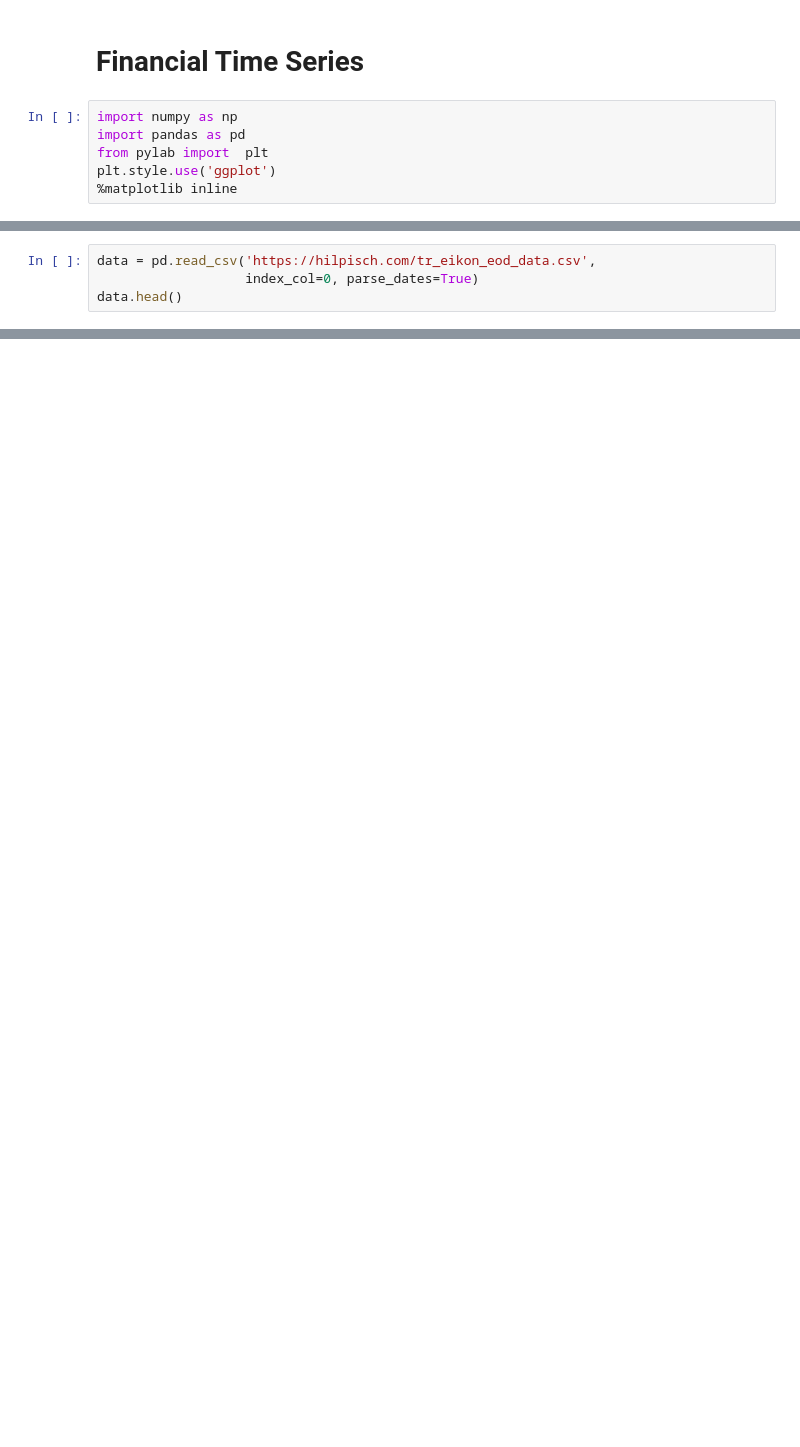
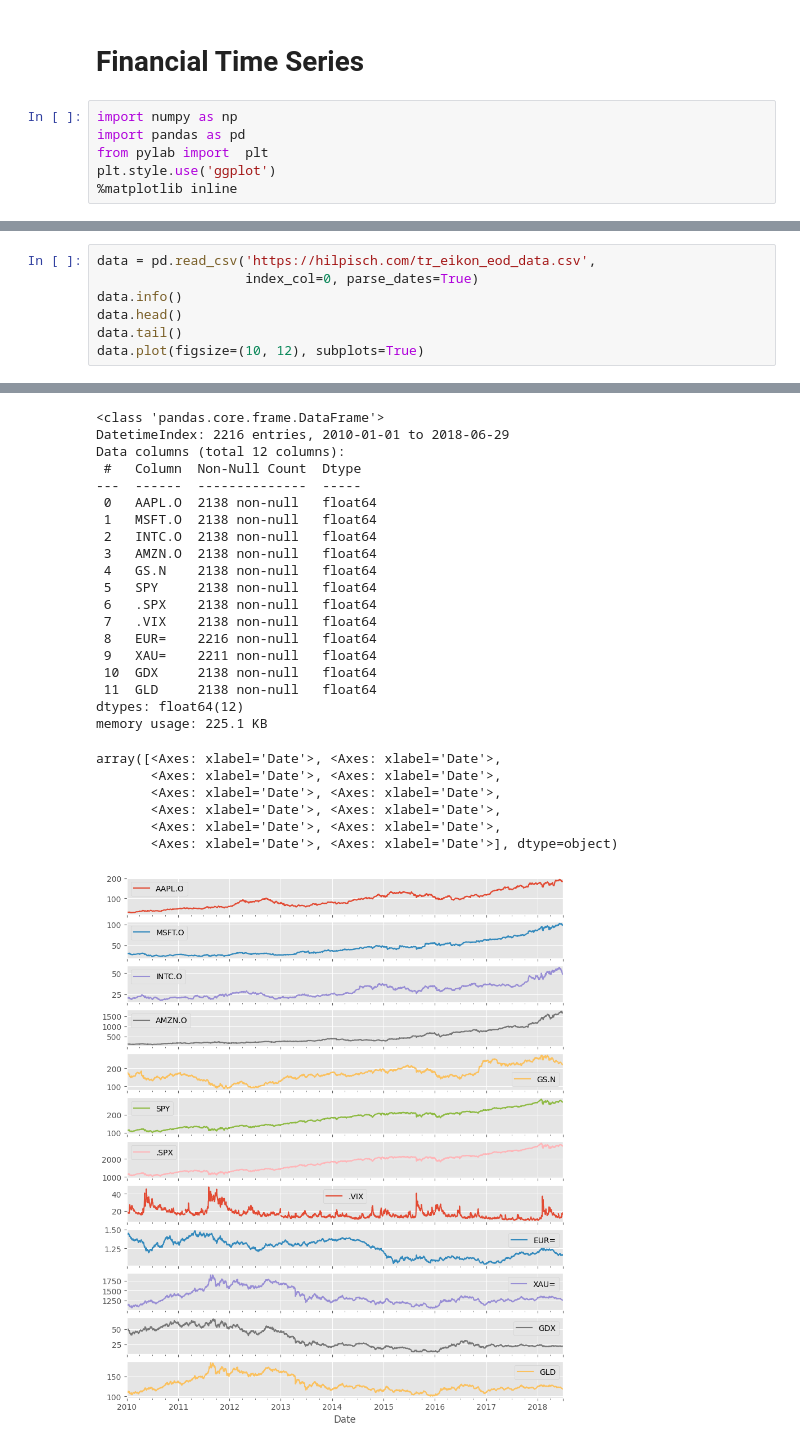
Before and after one commit to dkassin/python4finance, a Jupyter notebook: notebooks/08_financial_time_series.ipynb, the cells around one changed output, grey strips where cells are left out. Cells and saved outputs as stored; diff of their text form; blank space fills up the shorter version.

```diff
--- a/notebooks/08_financial_time_series.ipynb
+++ b/notebooks/08_financial_time_series.ipynb
@@ -9,5 +19,8 @@ plt.style.use('ggplot')
 # %%
 data = pd.read_csv('https://hilpisch.com/tr_eikon_eod_data.csv',
                    index_col=0, parse_dates=True)
+data.info()
 data.head()
+data.tail()
+data.plot(figsize=(10, 12), subplots=True)
 # %% [output]
@@ -20,0 +27,26 @@ data.head()
+<class 'pandas.core.frame.DataFrame'>
+DatetimeIndex: 2216 entries, 2010-01-01 to 2018-06-29
+Data columns (total 12 columns):
+ #   Column  Non-Null Count  Dtype
+---  ------  --------------  -----
+ 0   AAPL.O  2138 non-null   float64
+ 1   MSFT.O  2138 non-null   float64
+ 2   INTC.O  2138 non-null   float64
+ 3   AMZN.O  2138 non-null   float64
+ 4   GS.N    2138 non-null   float64
+ 5   SPY     2138 non-null   float64
+ 6   .SPX    2138 non-null   float64
+ 7   .VIX    2138 non-null   float64
+ 8   EUR=    2216 non-null   float64
+ 9   XAU=    2211 non-null   float64
+ 10  GDX     2138 non-null   float64
+ 11  GLD     2138 non-null   float64
+dtypes: float64(12)
+memory usage: 225.1 KB
+array([<Axes: xlabel='Date'>, <Axes: xlabel='Date'>,
+       <Axes: xlabel='Date'>, <Axes: xlabel='Date'>,
+       <Axes: xlabel='Date'>, <Axes: xlabel='Date'>,
+       <Axes: xlabel='Date'>, <Axes: xlabel='Date'>,
+       <Axes: xlabel='Date'>, <Axes: xlabel='Date'>,
+       <Axes: xlabel='Date'>, <Axes: xlabel='Date'>], dtype=object)
+[figure, added]
```
Also changed, not shown: parts of 32 cells of this notebook.
